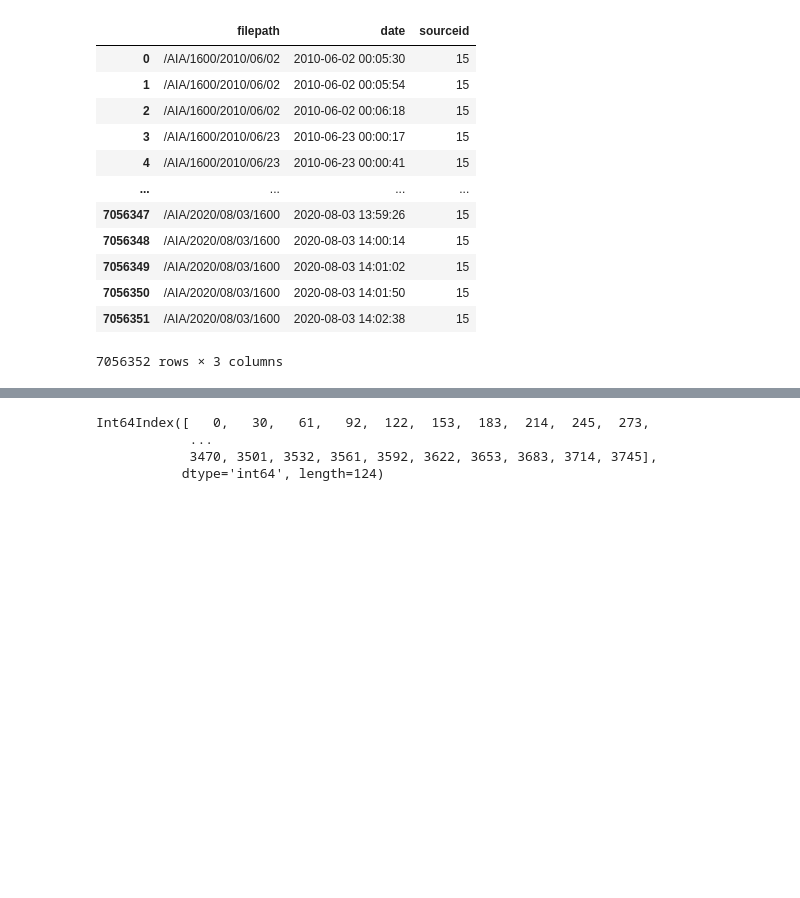
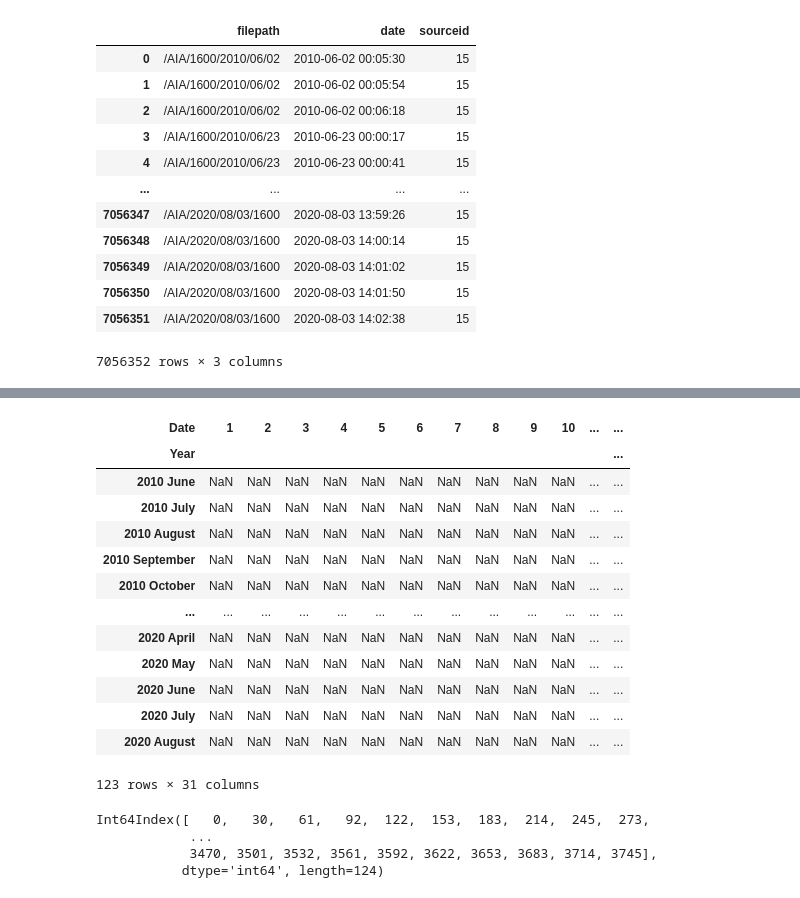
Before and after one commit to varunchaturmutha/hv_stats, a Jupyter notebook: coverage.ipynb, the cells around one changed output, grey strips where cells are left out. Drawn from its saved outputs; the diff is of its cells as text; code cells hidden in the pictures; blank space fills up the shorter version.

```diff
--- a/coverage.ipynb
+++ b/coverage.ipynb
@@ -86,11 +91,26 @@ month_bins = pd.date_range(hv['date'].min(), hv['date'].max().replace(day=1)+pd.
 # %%
 n_days = 31
 n_months = month_bins.size# ((day_bins[-1].year-day_bins[0].year)*12 + (day_bins[-1].month-day_bins[0].month)+1)
 year_month = month_bins.year.astype(str) + ' ' + month_bins.month_name()# (year.year+year.month/12)#.astype(str)
-hv_cov = pd.DataFrame(data=[[np.nan]*n_days]*n_months, index = year_month, columns=np.arange(1,32).astype(str), )
-# hv_cov.index.name='Year'
-# hv_cov.columns.name = 'Date'
+hv_cov = pd.DataFrame(data=[[np.nan]*n_days]*n_months, index = year_month, columns=np.arange(1,32).astype(str))
+hv_cov.index.name='Year'
+hv_cov.columns.name = 'Date'
 hv_cov
+# %% [output]
+| Date | 1 | 2 | 3 | 4 | 5 | 6 | 7 | 8 | 9 | 10 | ... | ... |
+| Year |  |  |  |  |  |  |  |  |  |  |  | ... |
+| 2010 June | NaN | NaN | NaN | NaN | NaN | NaN | NaN | NaN | NaN | NaN | ... | ... |
+| 2010 July | NaN | NaN | NaN | NaN | NaN | NaN | NaN | NaN | NaN | NaN | ... | ... |
+| 2010 August | NaN | NaN | NaN | NaN | NaN | NaN | NaN | NaN | NaN | NaN | ... | ... |
+| 2010 September | NaN | NaN | NaN | NaN | NaN | NaN | NaN | NaN | NaN | NaN | ... | ... |
+| 2010 October | NaN | NaN | NaN | NaN | NaN | NaN | NaN | NaN | NaN | NaN | ... | ... |
+| ... | ... | ... | ... | ... | ... | ... | ... | ... | ... | ... | ... | ... |
+| 2020 April | NaN | NaN | NaN | NaN | NaN | NaN | NaN | NaN | NaN | NaN | ... | ... |
+| 2020 May | NaN | NaN | NaN | NaN | NaN | NaN | NaN | NaN | NaN | NaN | ... | ... |
+| 2020 June | NaN | NaN | NaN | NaN | NaN | NaN | NaN | NaN | NaN | NaN | ... | ... |
+| 2020 July | NaN | NaN | NaN | NaN | NaN | NaN | NaN | NaN | NaN | NaN | ... | ... |
+| 2020 August | NaN | NaN | NaN | NaN | NaN | NaN | NaN | NaN | NaN | NaN | ... | ... |
+123 rows × 31 columns
 # %%
 idx_month_end = pd.Series(day_bins)[pd.Series(day_bins).dt.is_month_end].index
 idx_month_end
```
Also changed, not shown: parts of 4 cells of this notebook, 1 other file.
